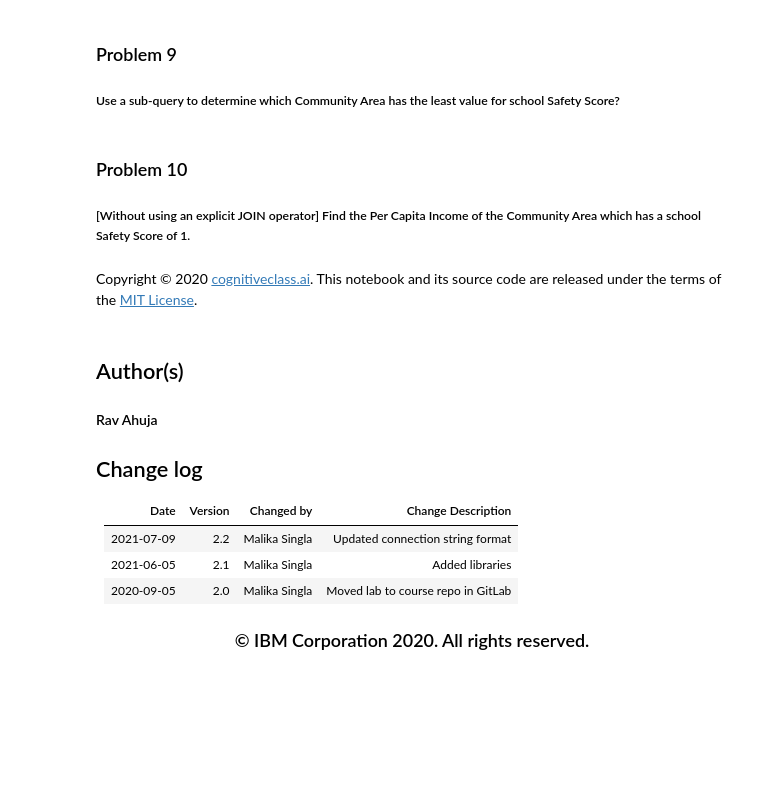
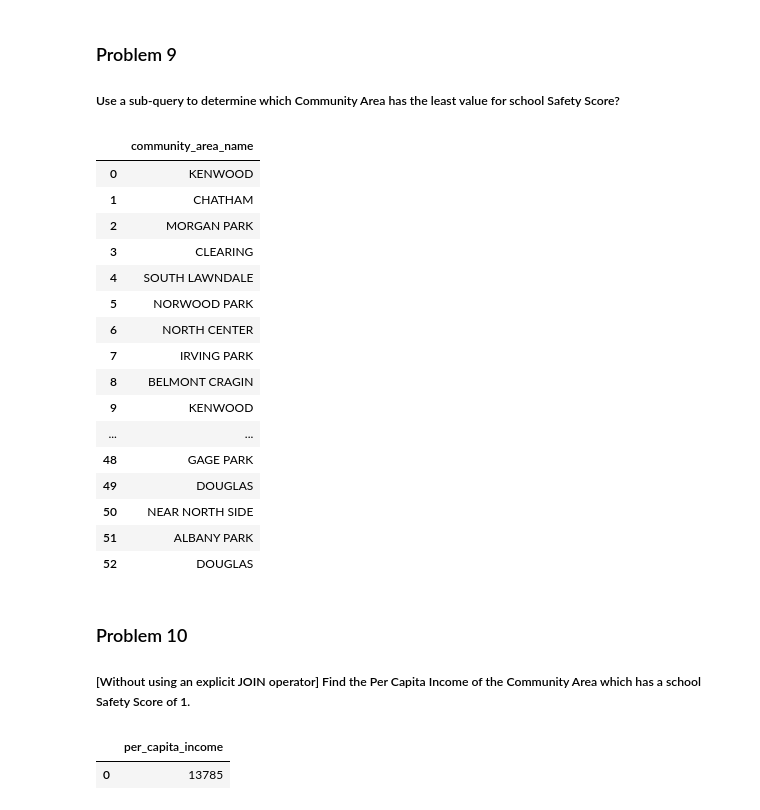
Before and after one commit to diovani-dupont/Chicago_DB, a Jupyter notebook: DB0201EN-Week4-2-2-PeerAssign.ipynb, the cells around one changed output. Cells and saved outputs as stored; diff of their text form; code cells hidden in the pictures; blank space fills up the shorter version.

```diff
--- a/DB0201EN-Week4-2-2-PeerAssign.ipynb
+++ b/DB0201EN-Week4-2-2-PeerAssign.ipynb
@@ -144,23 +183,31 @@ Hint: Which column lists types of crimes e.g. THEFT?
 ### Problem 9
 
 ##### Use a sub-query to determine which Community Area has the least value for school Safety Score?
+# %%
+safety = %sql select COMMUNITY_AREA_NAME from CHICAGO_PUBLIC_SCHOOLS \
+where SAFETY_SCORE = (select min(SAFETY_SCORE) from CHICAGO_PUBLIC_SCHOOLS);
+# %%
+df_9 = safety.DataFrame()
+df_9
+# %% [output]
+|  | community_area_name |
+| 0 | KENWOOD |
+| 1 | CHATHAM |
+| 2 | MORGAN PARK |
+| 3 | CLEARING |
+| 4 | SOUTH LAWNDALE |
+| 5 | NORWOOD PARK |
+| 6 | NORTH CENTER |
+| 7 | IRVING PARK |
+| 8 | BELMONT CRAGIN |
+| 9 | KENWOOD |
+| ... | ... |
+| 48 | GAGE PARK |
+| 49 | DOUGLAS |
+| 50 | NEAR NORTH SIDE |
+| 51 | ALBANY PARK |
+| 52 | DOUGLAS |
 # %% [markdown]
 ### Problem 10
 
 ##### \[Without using an explicit JOIN operator] Find the Per Capita Income of the Community Area which has a school Safety Score of 1.
-# %% [markdown]
-Copyright © 2020 [cognitiveclass.ai](cognitiveclass.ai?utm_source=bducopyrightlink&utm_medium=dswb&utm_campaign=bdu). This notebook and its source code are released under the terms of the [MIT License](https://bigdatauniversity.com/mit-license/?utm_medium=Exinfluencer&utm_source=Exinfluencer&utm_content=000026UJ&utm_term=10006555&utm_id=NA-SkillsNetwork-Channel-SkillsNetworkCoursesIBMDeveloperSkillsNetworkDB0201ENSkillsNetwork20127838-2022-01-01).
-# %% [markdown]
-## Author(s)
-
-<h4> Rav Ahuja </h4>
-
-## Change log
-
-| Date       | Version | Changed by    | Change Description                 |
-| ---------- | ------- | ------------- | ---------------------------------- |
-| 2021-07-09 | 2.2     | Malika Singla | Updated connection string format   |
-| 2021-06-05 | 2.1     | Malika Singla | Added libraries                    |
-| 2020-09-05 | 2.0     | Malika Singla | Moved lab to course repo in GitLab |
-
-## <h3 align="center"> © IBM Corporation 2020. All rights reserved. <h3/>
@@ -166,0 +216,6 @@ Copyright © 2020 [cognitiveclass.ai](cognitiveclass.ai?utm_source=bducopyrightl
+# %%
+df_10 = per_capita.DataFrame()
+df_10
+# %% [output]
+|  | per_capita_income |
+| 0 | 13785 |
```
Also changed, not shown: parts of 25 cells of this notebook.
